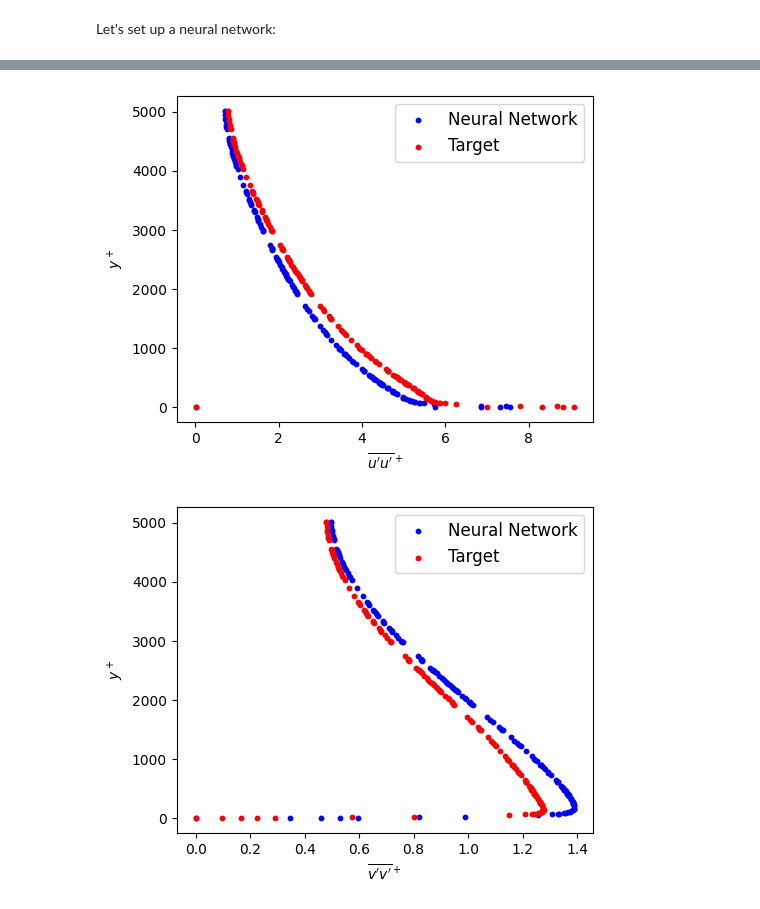
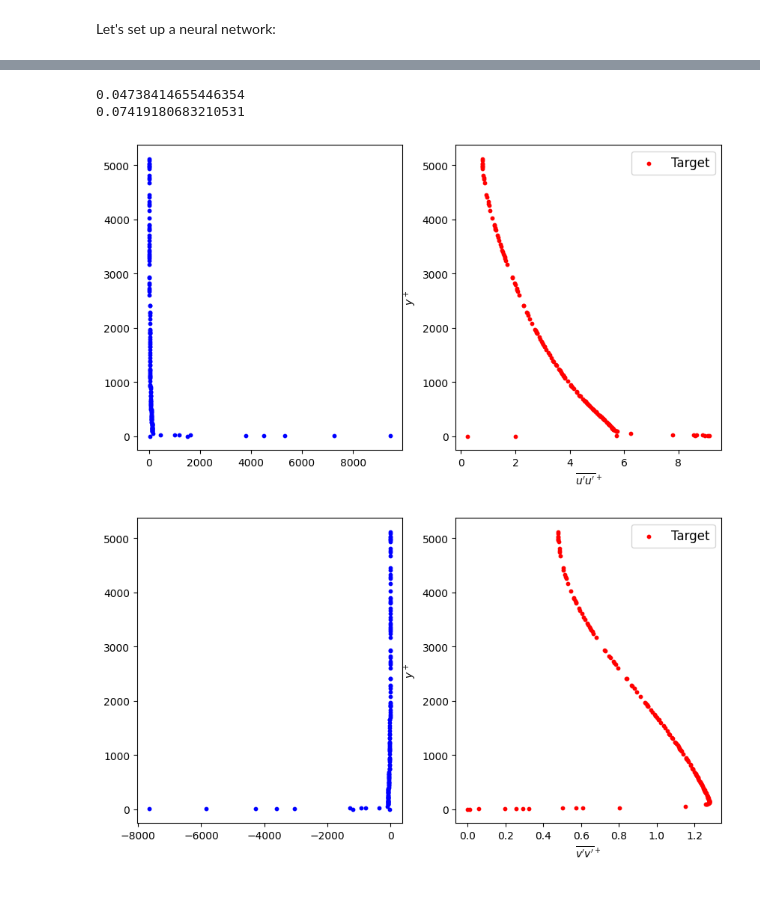
Before and after one commit to Beolinen/Kandidatarbete-ML-for-turbulence-modelling, a Jupyter notebook: neural.ipynb, the cells around one changed output, grey strips where cells are left out. Saved outputs shown, nothing was run; the diff lists cells and outputs as text; code cells hidden in the pictures.

Commit message:
weird plots when choosing just constant c

```diff
--- a/neural.ipynb
+++ b/neural.ipynb
@@ -96,7 +96,7 @@ X = StandardScaler().fit_transform(dudy_squared_DNS)
 y = c.transpose()
 
 #tau, dudy, k, uu, vv, ww, yplus_DNS
-test_var = np.concatenate((reshape_those_fuckers(tau,dudy_DNS,k_DNS,uu_DNS,vv_DNS,ww_DNS,yplus_DNS)),axis=1)
+test_var = np.concatenate((reshape_those_fuckers(tau,dudy_DNS,k_DNS,uu_DNS,vv_DNS,ww_DNS,yplus_DNS, c[0,:],c[1,:])),axis=1)
 
 # split the feature matrix and target vector into training and validation sets
 # test_size=0.2 means we reserve 20% of the data for validation
@@ -266,40 +325,49 @@ tensor([[6.2119e-04, 1.3829e-03],
 # %%
 c_NN = y_val_tensor.detach().numpy()
 
+#Not sure how to correctly find mean value, this gives bad results
+c_0_NN = np.mean(np.trapz(c_NN[:,0],test_var_val[:,6])/test_var_val[:,6])
+c_2_NN = np.mean(np.trapz(c_NN[:,1],test_var_val[:,6])/test_var_val[:,6])
+
+print(c_0_NN)
+print(c_2_NN)
+
 #tau, dudy, k, uu, vv, ww, yplus
-ww_NN = ((c_NN[:,0])*(test_var_val[:,0]**2*test_var_val[:,1]**2)/(-6) + 2/3)*test_var_val[:,2]
-uu_NN = ((1/12)*test_var_val[:,0]**2*test_var_val[:,1]**2*((c_NN[:,0]) + 6*(c_NN[:,1])) + 2/3)*test_var_val[:,2]
-vv_NN = ((1/12)*test_var_val[:,0]**2*test_var_val[:,1]**2*((c_NN[:,0]) - 6*(c_NN[:,1])) + 2/3)*test_var_val[:,2]
+ww_NN = ((c_0_NN)*(test_var_val[:,0]**2*test_var_val[:,1]**2)/(-6) + 2/3)*test_var_val[:,2]
+uu_NN = ((1/12)*test_var_val[:,0]**2*test_var_val[:,1]**2*((c_0_NN) + 6*(c_2_NN)) + 2/3)*test_var_val[:,2]
+vv_NN = ((1/12)*test_var_val[:,0]**2*test_var_val[:,1]**2*((c_0_NN) - 6*(c_2_NN)) + 2/3)*test_var_val[:,2]
 
 
-fig1 = plt.figure()
+fig1, (ax0,ax1) = plt.subplots(nrows = 1, ncols = 2, figsize = (12,6))
 plt.subplots_adjust(left=0.25,bottom=0.20)
-plt.scatter(uu_NN,test_var_val[:,6], marker="o", s=10, c="blue", label="Neural Network")
-plt.scatter(test_var_val[:,3],test_var_val[:,6],marker="o", s=10, c="red", label="Target")
-#plt.axis([0, 1.5, 10,5000])
+ax0.scatter(uu_NN,test_var_val[:,6], marker="o", s=10, c="blue", label="Neural Network")
+ax1.scatter(test_var_val[:,3],test_var_val[:,6],marker="o", s=10, c="red", label="Target")
+#ax0.axis([-70, 0, 0,5000])
 plt.xlabel("$\overline{u'u'}^+$")
 plt.ylabel("$y^+$")
 plt.legend(loc="best",fontsize=12)
 
-fig2 = plt.figure()
+fig2, (ax2,ax3) = plt.subplots(nrows = 1, ncols = 2, figsize = (12,6))
 plt.subplots_adjust(left=0.25,bottom=0.20)
-plt.scatter(vv_NN,test_var_val[:,6], marker="o", s=10, c="blue", label="Neural Network")
-plt.scatter(test_var_val[:,4],test_var_val[:,6],marker="o", s=10, c="red", label="Target")
-#plt.axis([0, 1.5, 10,5000])
+ax2.scatter(vv_NN,test_var_val[:,6], marker="o", s=10, c="blue", label="Neural Network")
+ax3.scatter(test_var_val[:,4],test_var_val[:,6],marker="o", s=10, c="red", label="Target")
+#ax2.axis([0, 100, 0,5000])
 plt.xlabel("$\overline{v'v'}^+$")
 plt.ylabel("$y^+$")
 plt.legend(loc="best",fontsize=12)
 
-fig3 = plt.figure()
+fig3, (ax4,ax5) = plt.subplots(nrows = 1,ncols =2,figsize = (12,6))
 plt.subplots_adjust(left=0.25,bottom=0.20)
-plt.scatter(ww_NN,test_var_val[:,6], marker="o", s=10, c="blue", label="Neural Network")
-plt.scatter(test_var_val[:,5],test_var_val[:,6],marker="o", s=10, c="red", label="Target")
-#plt.axis([0, 1.5, 10,5000])
+ax4.scatter(ww_NN,test_var_val[:,6], marker="o", s=10, c="blue", label="Neural Network")
+ax5.scatter(test_var_val[:,5],test_var_val[:,6],marker="o", s=10, c="red", label="Target")
+#ax4.axis([0, 11, 0,5000])
 plt.xlabel("$\overline{w'w'}^+$")
 plt.ylabel("$y^+$")
 plt.legend(loc="best",fontsize=12)
 
 plt.show()
 # %% [output]
+0.04738414655446354
+0.07419180683210531
-[figure, old version]
+[figure, new version]
-[figure, old version]
+[figure, new version]
```
Also changed, not shown: parts of 7 cells of this notebook.
